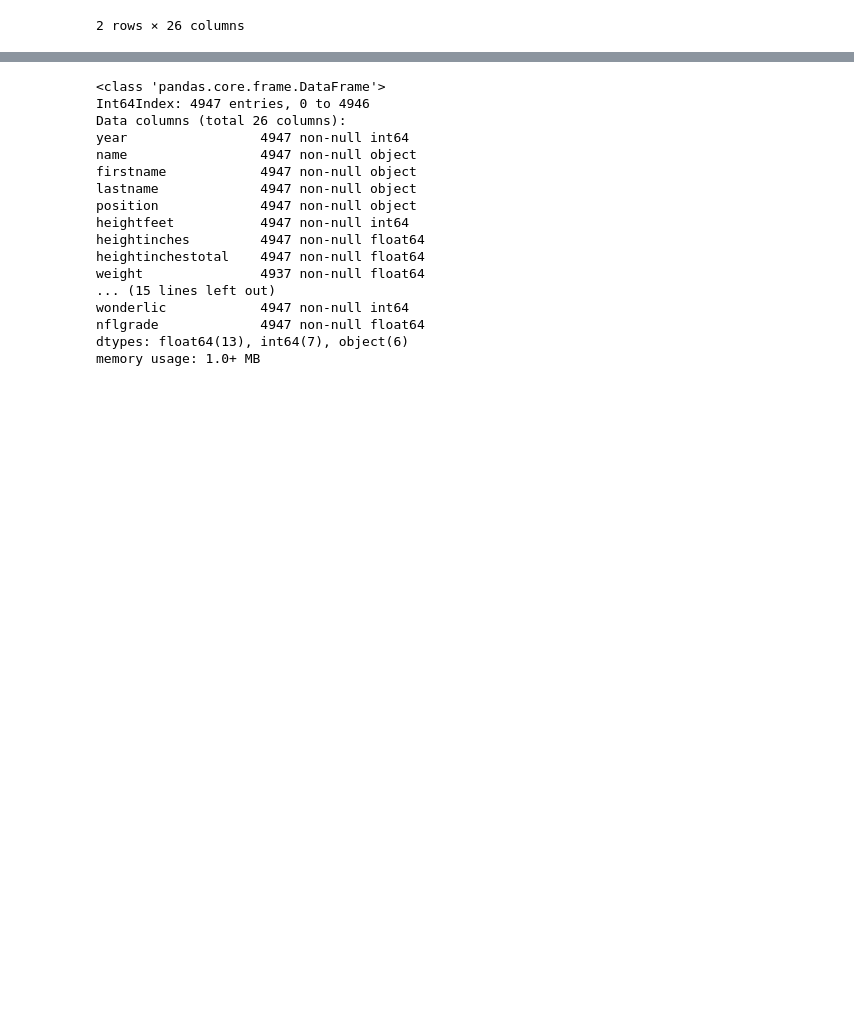
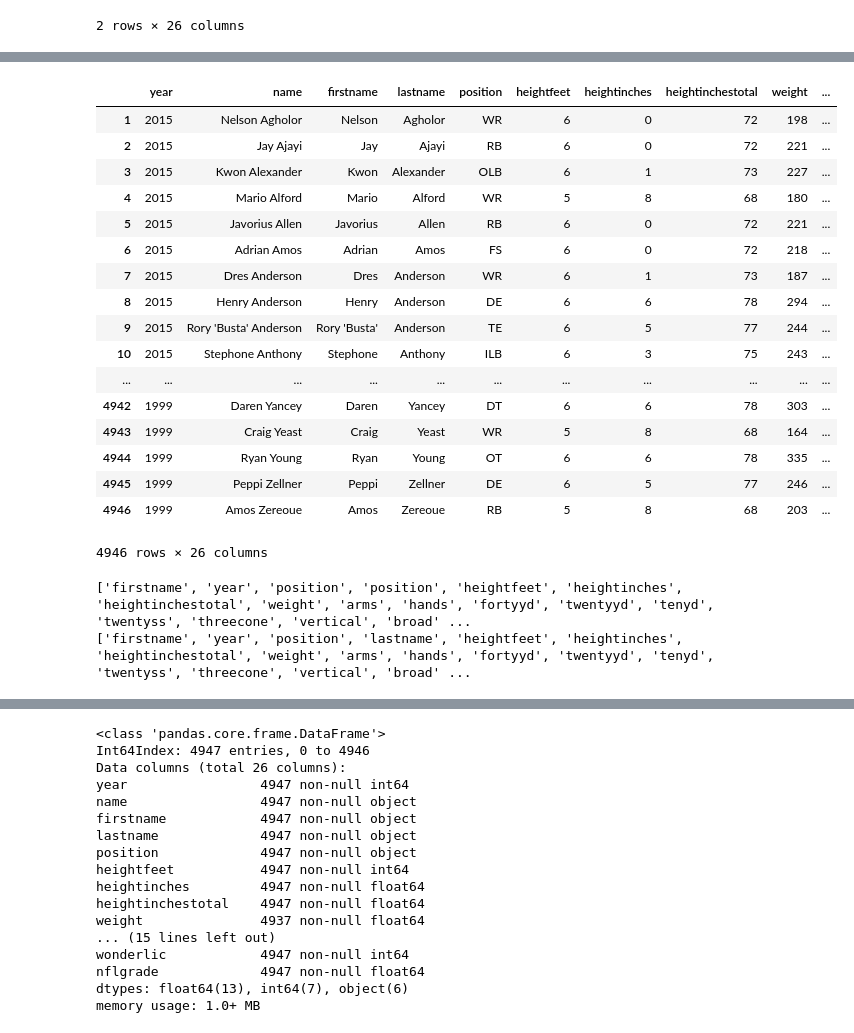
Before and after one commit to poonamrath/DAT_SF_18, a Jupyter notebook: labs/PR_Lab_03_Data_Cleaning_with_Pandas.ipynb, the cells around one changed output, grey strips where cells are left out. Drawn from its saved outputs; the diff is of its cells as text; code cells hidden in the pictures; blank space fills up the shorter version.

```diff
--- a/labs/PR_Lab_03_Data_Cleaning_with_Pandas.ipynb
+++ b/labs/PR_Lab_03_Data_Cleaning_with_Pandas.ipynb
@@ -22,0 +48,23 @@ df.head(2)
+# %%
+test2_df = df
+test2_df = test2_df.drop(0)
+test2_df[
+# %% [output]
+|  | year | name | firstname | lastname | position | heightfeet | heightinches | heightinchestotal | weight | ... |
+| 1 | 2015 | Nelson Agholor | Nelson | Agholor | WR | 6 | 0 | 72 | 198 | ... |
+| 2 | 2015 | Jay Ajayi | Jay | Ajayi | RB | 6 | 0 | 72 | 221 | ... |
+| 3 | 2015 | Kwon Alexander | Kwon | Alexander | OLB | 6 | 1 | 73 | 227 | ... |
+| 4 | 2015 | Mario Alford | Mario | Alford | WR | 5 | 8 | 68 | 180 | ... |
+| 5 | 2015 | Javorius Allen | Javorius | Allen | RB | 6 | 0 | 72 | 221 | ... |
+| 6 | 2015 | Adrian Amos | Adrian | Amos | FS | 6 | 0 | 72 | 218 | ... |
+| 7 | 2015 | Dres Anderson | Dres | Anderson | WR | 6 | 1 | 73 | 187 | ... |
+| 8 | 2015 | Henry Anderson | Henry | Anderson | DE | 6 | 6 | 78 | 294 | ... |
+| 9 | 2015 | Rory 'Busta' Anderson | Rory 'Busta' | Anderson | TE | 6 | 5 | 77 | 244 | ... |
+| 10 | 2015 | Stephone Anthony | Stephone | Anthony | ILB | 6 | 3 | 75 | 243 | ... |
+| ... | ... | ... | ... | ... | ... | ... | ... | ... | ... | ... |
+| 4942 | 1999 | Daren Yancey | Daren | Yancey | DT | 6 | 6 | 78 | 303 | ... |
+| 4943 | 1999 | Craig Yeast | Craig | Yeast | WR | 5 | 8 | 68 | 164 | ... |
+| 4944 | 1999 | Ryan Young | Ryan | Young | OT | 6 | 6 | 78 | 335 | ... |
+| 4945 | 1999 | Peppi Zellner | Peppi | Zellner | DE | 6 | 5 | 77 | 246 | ... |
+| 4946 | 1999 | Amos Zereoue | Amos | Zereoue | RB | 5 | 8 | 68 | 203 | ... |
+4946 rows × 26 columns
@@ -22,0 +78,8 @@ df.head(2)
+# %%
+cols[2]='position'
+print cols
+cols[3] ='lastname'
+print cols
+# %% [output]
+['firstname', 'year', 'position', 'position', 'heightfeet', 'heightinches', 'heightinchestotal', 'weight', 'arms', 'hands', 'fortyyd', 'twentyyd', 'tenyd', 'twentyss', 'threecone', 'vertical', 'broad' ...
+['firstname', 'year', 'position', 'lastname', 'heightfeet', 'heightinches', 'heightinchestotal', 'weight', 'arms', 'hands', 'fortyyd', 'twentyyd', 'tenyd', 'twentyss', 'threecone', 'vertical', 'broad' ...
```
Also changed, not shown: parts of 6 cells of this notebook, 2 other files.
